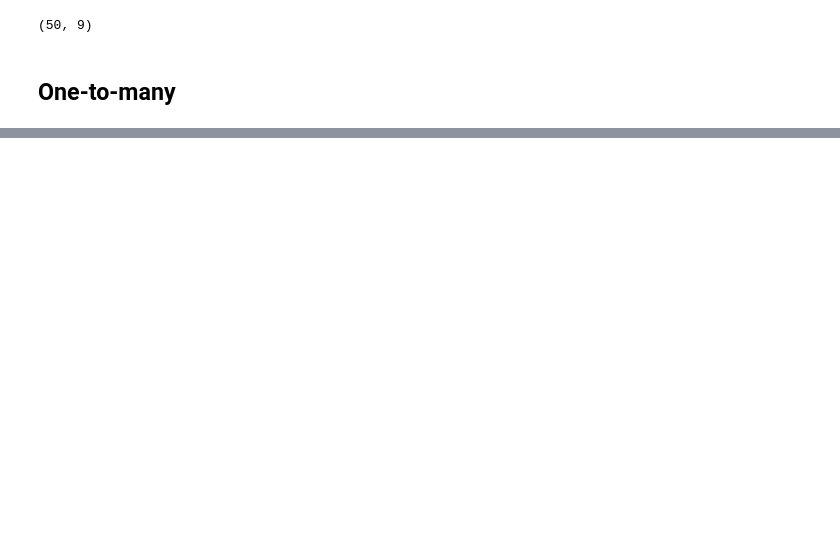
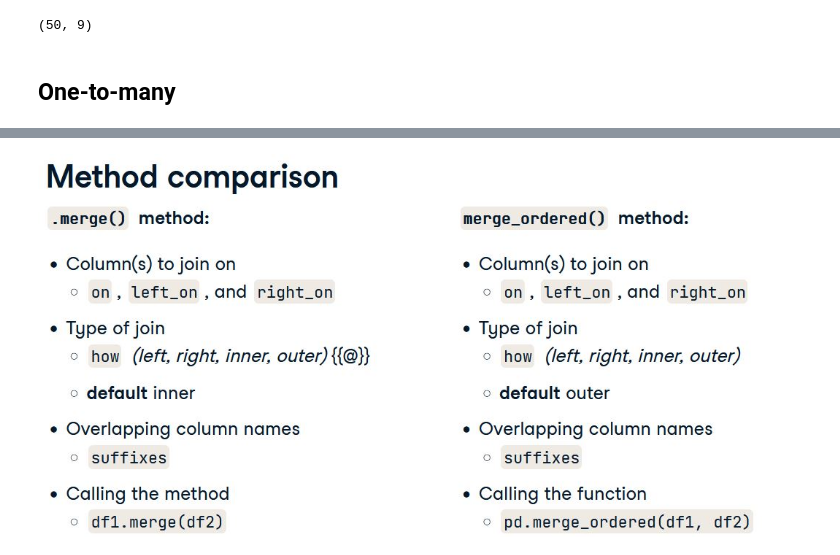
Before and after one commit to magannamazur/Codewars, a Jupyter notebook: DataCamp/d_pandas.ipynb, the cells around one changed output, grey strips where cells are left out. Drawn from its saved outputs; the diff is of its cells as text; code cells hidden in the pictures; blank space fills up the shorter version.

```diff
--- a/DataCamp/d_pandas.ipynb
+++ b/DataCamp/d_pandas.ipynb
@@ -1403,0 +1479,7 @@ tab5
+# %%
+from PIL import Image
+from IPython.display import display
+img = Image. open('metodcomp.jpg')
+display(img)
+# %% [output]
+[figure, added]
```
Also changed, not shown: parts of 139 cells of this notebook.
